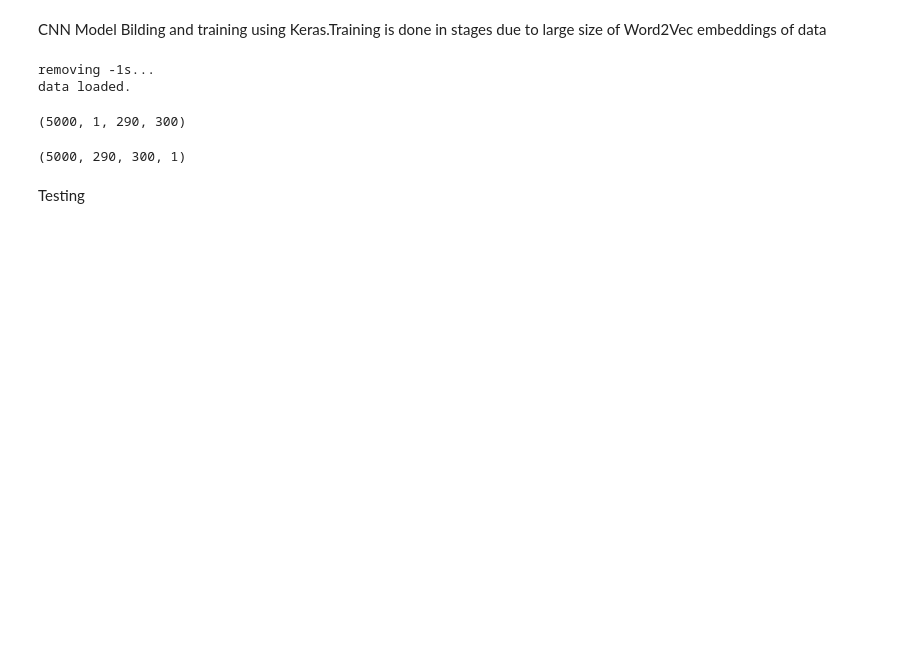
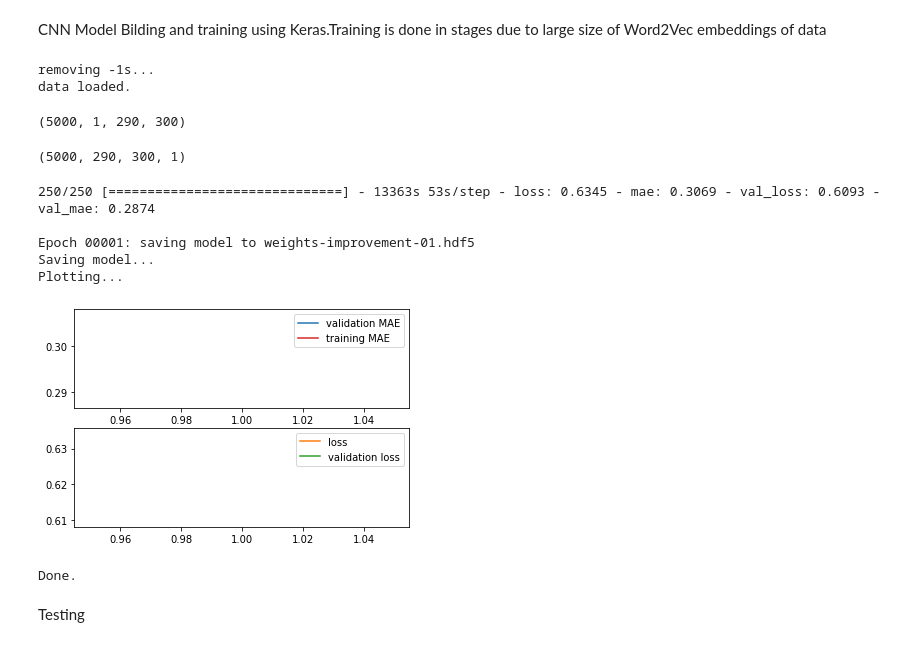
Before and after one commit to varshaelza/Text-Summarization-Categorization, a Jupyter notebook: CNNBasedSummary.ipynb, the cells around one changed output. Drawn from its saved outputs; the diff is of its cells as text; code cells hidden in the pictures; blank space fills up the shorter version.

```diff
--- a/CNNBasedSummary.ipynb
+++ b/CNNBasedSummary.ipynb
@@ -371,16 +371,16 @@ CNN Model Bilding and training using Keras.Training is done in stages due to lar
 import pickle
 import numpy as np
 # %%
-data11 = pickle.load(open("/content/drive/MyDrive/BBC Dataset/CNN Summarisation/embeddingsToSaliency11.pickle", "rb"))
-data12 = pickle.load(open("/content/drive/MyDrive/BBC Dataset/CNN Summarisation/embeddingsToSaliency12.pickle", "rb"))
-data13 = pickle.load(open("/content/drive/MyDrive/BBC Dataset/CNN Summarisation/embeddingsToSaliency13.pickle", "rb"))
-data14 = pickle.load(open("/content/drive/MyDrive/BBC Dataset/CNN Summarisation/embeddingsToSaliency14.pickle", "rb"))
-data15 = pickle.load(open("/content/drive/MyDrive/BBC Dataset/CNN Summarisation/embeddingsToSaliency15.pickle", "rb"))
-data16 = pickle.load(open("/content/drive/MyDrive/BBC Dataset/CNN Summarisation/embeddingsToSaliency16.pickle", "rb"))
-data17 = pickle.load(open("/content/drive/MyDrive/BBC Dataset/CNN Summarisation/embeddingsToSaliency17.pickle", "rb"))
-data18 = pickle.load(open("/content/drive/MyDrive/BBC Dataset/CNN Summarisation/embeddingsToSaliency18.pickle", "rb"))
-data19 = pickle.load(open("/content/drive/MyDrive/BBC Dataset/CNN Summarisation/embeddingsToSaliency19.pickle", "rb"))
-data20 = pickle.load(open("/content/drive/MyDrive/BBC Dataset/CNN Summarisation/embeddingsToSaliency20.pickle", "rb"))
+data11 = pickle.load(open("/content/drive/MyDrive/BBC Dataset/CNN Summarisation/embeddingsToSaliency31.pickle", "rb"))
+data12 = pickle.load(open("/content/drive/MyDrive/BBC Dataset/CNN Summarisation/embeddingsToSaliency32.pickle", "rb"))
+data13 = pickle.load(open("/content/drive/MyDrive/BBC Dataset/CNN Summarisation/embeddingsToSaliency33.pickle", "rb"))
+data14 = pickle.load(open("/content/drive/MyDrive/BBC Dataset/CNN Summarisation/embeddingsToSaliency34.pickle", "rb"))
+data15 = pickle.load(open("/content/drive/MyDrive/BBC Dataset/CNN Summarisation/embeddingsToSaliency35.pickle", "rb"))
+data16 = pickle.load(open("/content/drive/MyDrive/BBC Dataset/CNN Summarisation/embeddingsToSaliency36.pickle", "rb"))
+data17 = pickle.load(open("/content/drive/MyDrive/BBC Dataset/CNN Summarisation/embeddingsToSaliency37.pickle", "rb"))
+data18 = pickle.load(open("/content/drive/MyDrive/BBC Dataset/CNN Summarisation/embeddingsToSaliency38.pickle", "rb"))
+data19 = pickle.load(open("/content/drive/MyDrive/BBC Dataset/CNN Summarisation/embeddingsToSaliency39.pickle", "rb"))
+data20 = pickle.load(open("/content/drive/MyDrive/BBC Dataset/CNN Summarisation/embeddingsToSaliency40.pickle", "rb"))
 #data41 = pickle.load(open("/content/drive/MyDrive/BBC Dataset/CNN Summarisation/embeddingsToSaliency41.pickle", "rb"))
 #data42 = pickle.load(open("/content/drive/MyDrive/BBC Dataset/CNN Summarisation/embeddingsToSaliency42.pickle", "rb"))
 #data43 = pickle.load(open("/content/drive/MyDrive/BBC Dataset/CNN Summarisation/embeddingsToSaliency43.pickle", "rb"))
@@ -555,33 +555,41 @@ x1=x
 y1=y
 # %%
 import keras
-model=keras.models.load_model('/content/drive/MyDrive/BBC Dataset/CNN Summarisation/Models/model1-vgg16.h5')
+model=keras.models.load_model('/content/drive/MyDrive/BBC Dataset/CNN Summarisation/Models/model3-vgg16.h5')
 # %%
 #model = build_model(( x1.shape[1], x1.shape[2],1), conv_window_size, num_filters, reg, dropout)
 
 history = train(model, x1, y1, val_train_ratio, epochs, batch_size)
 
 import matplotlib.pyplot as plt
 
 print("Saving model...")
-model.save('/content/drive/MyDrive/BBC Dataset/CNN Summarisation/Models/model2-vgg16.h5')
+model.save('/content/drive/MyDrive/BBC Dataset/CNN Summarisation/Models/model4-vgg16.h5')
 
 print("Plotting...")
 f, (ax1, ax2) = plt.subplots(2, 1)
 ax1.plot(range(1, epochs+1), history.history['val_mae'], 'tab:blue', label="validation MAE")
 ax1.plot(range(1, epochs+1), history.history['mae'], 'tab:red', label="training MAE")
 
 ax2.plot(range(1, epochs+1), history.history['loss'], 'tab:orange', label="loss")
 ax2.plot(range(1, epochs+1), history.history['val_loss'], 'tab:green', label="validation loss")
 
 ax1.legend()
 ax2.legend()
 
-f.savefig('/content/drive/MyDrive/BBC Dataset/CNN Summarisation/Models/training-model2-vgg16.png', dpi=300)
+f.savefig('/content/drive/MyDrive/BBC Dataset/CNN Summarisation/Models/training-model4-vgg16.png', dpi=300)
 plt.show()
 m=keras.models.load_model('/content/weights-improvement-01.hdf5')
-m.save('/content/drive/MyDrive/BBC Dataset/CNN Summarisation/Models/weights2_vgg16.hdf5')
+m.save('/content/drive/MyDrive/BBC Dataset/CNN Summarisation/Models/weights4_vgg16.hdf5')
 
 print("Done.")
+# %% [output]
+250/250 [==============================] - 13363s 53s/step - loss: 0.6345 - mae: 0.3069 - val_loss: 0.6093 - val_mae: 0.2874
+
+Epoch 00001: saving model to weights-improvement-01.hdf5
+Saving model...
+Plotting...
+[figure, added]
+Done.
 # %%
 #250/250 [==============================] - 13395s 54s/step - loss: 0.7100 - mae: 0.3629 - val_loss: 0.6990 - val_mae: 0.3527
```
Also changed, not shown: parts of 4 cells of this notebook.
